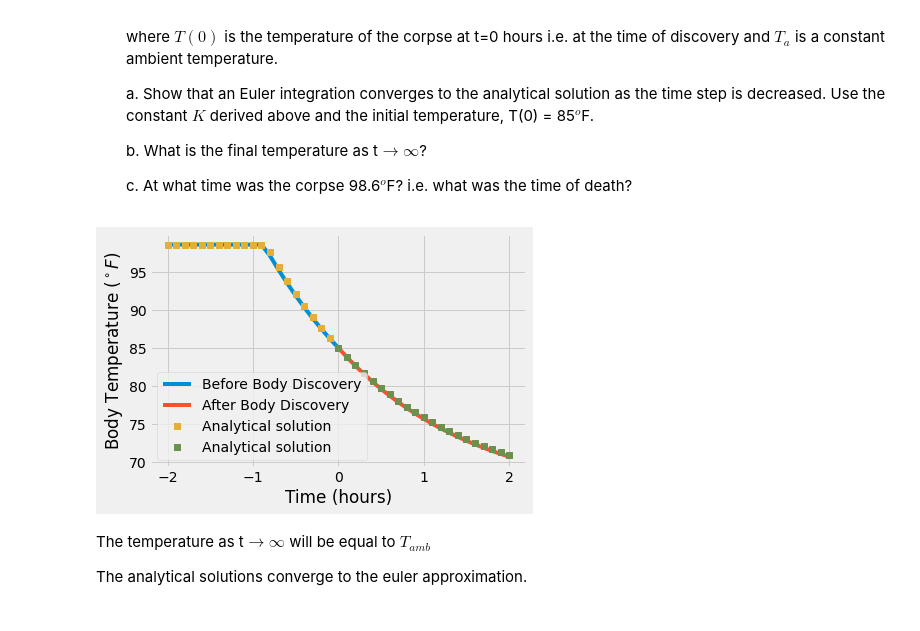
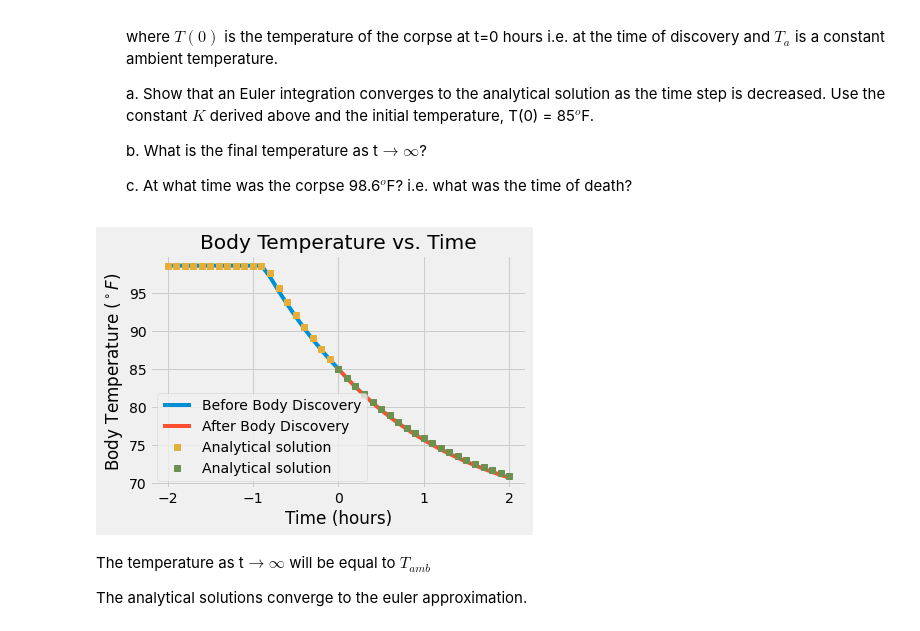
Before and after one commit to hamwalker/computational-mechanics, a Jupyter notebook: projects/notebooks/01_Getting-started-project.ipynb, the cells around one changed output. Drawn from its saved outputs; the diff is of its cells as text; code cells hidden in the pictures.

```diff
--- a/projects/notebooks/01_Getting-started-project.ipynb
+++ b/projects/notebooks/01_Getting-started-project.ipynb
@@ -66,35 +66,36 @@ t = np.linspace(0, 2, 21)
 dt = t[1]- t[0]
 T_amb = 65
 K = 0.61
 
 T_eul_f = np.zeros(len(t))
 T_eul_b = np.zeros(len(t))
 T_anal_b = np.zeros(len(t))
 T_anal_f = T_anal_b
 
 
 T_eul_f[0] = 85
 T_eul_b[0] = 85
 T_anal_b[0] = 85
 
 T_anal_b= T_amb+(T_anal_b[0] - T_amb)*np.exp(K*t)
 T_anal_f= T_amb+(T_anal_b[0] - T_amb)*np.exp(-K*t)
 
 for i in range(1, len(t)):
     T_eul_f[i] = T_eul_f[i-1] - K*(T_eul_f[i-1] - T_amb)*dt
     T_eul_b[i] = T_eul_b[i-1] + K*(T_eul_b[i-1] - T_amb)*dt
 
 T_eul_b[T_eul_b > 98.6] = 98.6
 T_anal_b[T_anal_b > 98.6] = 98.6
 
 plt.plot(-t, T_eul_b,  label='Before Body Discovery')
 plt.plot(t, T_eul_f, label='After Body Discovery')
 plt.plot(-t, T_anal_b,'s',t, T_anal_f,'s', label='Analytical solution')
 plt.legend(loc='best')
 plt.ylabel('Body Temperature ($^\circ F$)')
-plt.xlabel('Time (hours)');
+plt.xlabel('Time (hours)')
+plt.title('Body Temperature vs. Time');
 # %% [output]
-[figure, old version]
+[figure, new version]
 # %% [markdown]
 The temperature as t$\rightarrow\infty$ will be equal to $T_{amb}$
 
```
Also changed, not shown: 1 other file.
